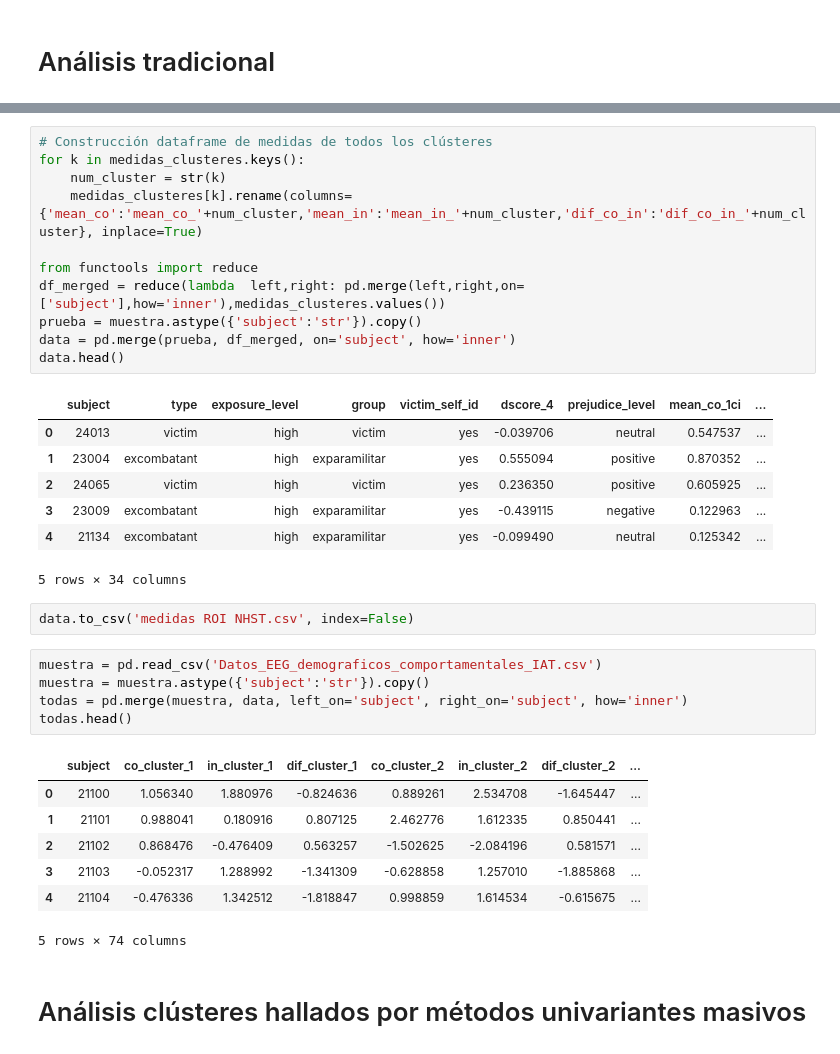
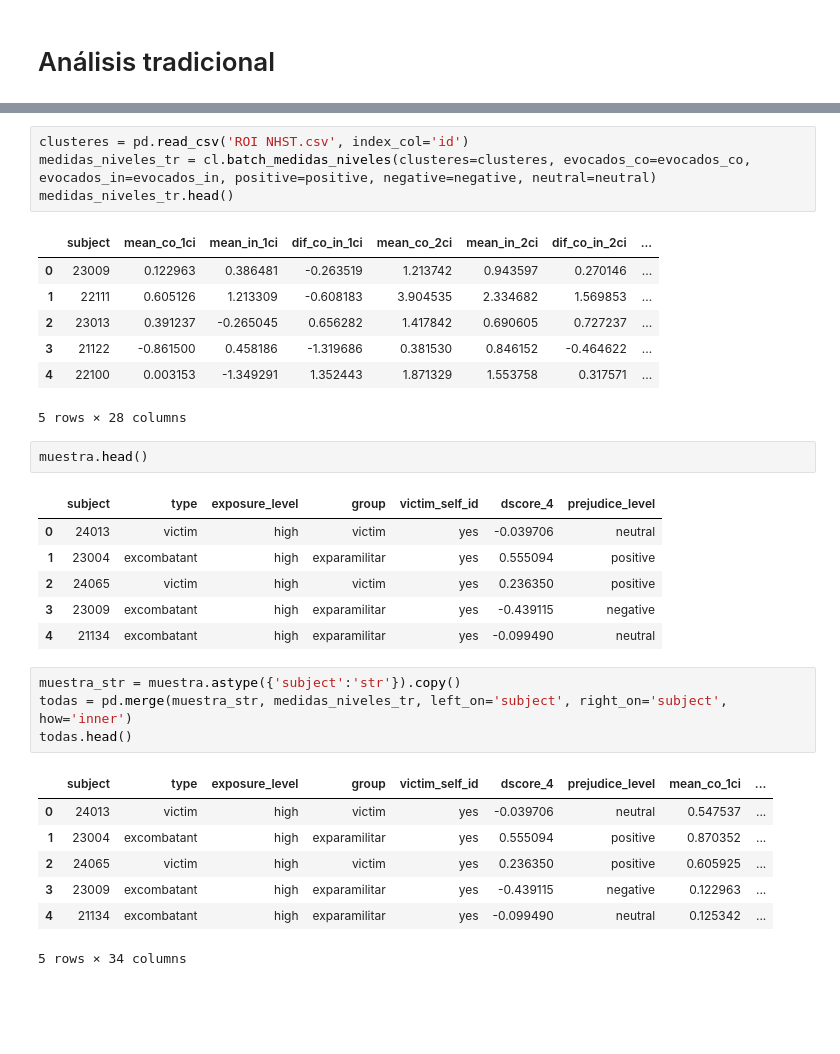
Before and after one commit to jhquiza/EEG_IAT, a Jupyter notebook: Medidas gráficas ROI.ipynb, the cells around one changed output, grey strips where cells are left out. Cells and saved outputs as stored; diff of their text form; blank space fills up the shorter version.

```diff
--- a/Medidas gráficas ROI.ipynb
+++ b/Medidas gráficas ROI.ipynb
@@ -283,36 +100,33 @@ for i in clusteres.index:
-# %%
-# Construcción dataframe de medidas de todos los clústeres
-for k in medidas_clusteres.keys():
-    num_cluster = str(k)
-    medidas_clusteres[k].rename(columns={'mean_co':'mean_co_'+num_cluster,'mean_in':'mean_in_'+num_cluster,'dif_co_in':'dif_co_in_'+num_cluster}, inplace=True)
-
-from functools import reduce
-df_merged = reduce(lambda  left,right: pd.merge(left,right,on=['subject'],how='inner'),medidas_clusteres.values())
-prueba = muestra.astype({'subject':'str'}).copy()
-data = pd.merge(prueba, df_merged, on='subject', how='inner')
-data.head()
-# %% [output]
-|  | subject | type | exposure_level | group | victim_self_id | dscore_4 | prejudice_level | mean_co_1ci | ... |
-| 0 | 24013 | victim | high | victim | yes | -0.039706 | neutral | 0.547537 | ... |
-| 1 | 23004 | excombatant | high | exparamilitar | yes | 0.555094 | positive | 0.870352 | ... |
-| 2 | 24065 | victim | high | victim | yes | 0.236350 | positive | 0.605925 | ... |
-| 3 | 23009 | excombatant | high | exparamilitar | yes | -0.439115 | negative | 0.122963 | ... |
-| 4 | 21134 | excombatant | high | exparamilitar | yes | -0.099490 | neutral | 0.125342 | ... |
-5 rows × 34 columns
-# %%
-data.to_csv('medidas ROI NHST.csv', index=False)
+# %%
+clusteres = pd.read_csv('ROI NHST.csv', index_col='id')
+medidas_niveles_tr = cl.batch_medidas_niveles(clusteres=clusteres, evocados_co=evocados_co, evocados_in=evocados_in, positive=positive, negative=negative, neutral=neutral)
+medidas_niveles_tr.head()
+# %% [output]
+|  | subject | mean_co_1ci | mean_in_1ci | dif_co_in_1ci | mean_co_2ci | mean_in_2ci | dif_co_in_2ci | ... |
+| 0 | 23009 | 0.122963 | 0.386481 | -0.263519 | 1.213742 | 0.943597 | 0.270146 | ... |
+| 1 | 22111 | 0.605126 | 1.213309 | -0.608183 | 3.904535 | 2.334682 | 1.569853 | ... |
+| 2 | 23013 | 0.391237 | -0.265045 | 0.656282 | 1.417842 | 0.690605 | 0.727237 | ... |
+| 3 | 21122 | -0.861500 | 0.458186 | -1.319686 | 0.381530 | 0.846152 | -0.464622 | ... |
+| 4 | 22100 | 0.003153 | -1.349291 | 1.352443 | 1.871329 | 1.553758 | 0.317571 | ... |
+5 rows × 28 columns
+# %%
+muestra.head()
+# %% [output]
+|  | subject | type | exposure_level | group | victim_self_id | dscore_4 | prejudice_level |
+| 0 | 24013 | victim | high | victim | yes | -0.039706 | neutral |
+| 1 | 23004 | excombatant | high | exparamilitar | yes | 0.555094 | positive |
+| 2 | 24065 | victim | high | victim | yes | 0.236350 | positive |
+| 3 | 23009 | excombatant | high | exparamilitar | yes | -0.439115 | negative |
+| 4 | 21134 | excombatant | high | exparamilitar | yes | -0.099490 | neutral |
 # %%
-muestra = pd.read_csv('Datos_EEG_demograficos_comportamentales_IAT.csv')
-muestra = muestra.astype({'subject':'str'}).copy()
-todas = pd.merge(muestra, data, left_on='subject', right_on='subject', how='inner')
+muestra_str = muestra.astype({'subject':'str'}).copy()
+todas = pd.merge(muestra_str, medidas_niveles_tr, left_on='subject', right_on='subject', how='inner')
 todas.head()
 # %% [output]
-|  | subject | co_cluster_1 | in_cluster_1 | dif_cluster_1 | co_cluster_2 | in_cluster_2 | dif_cluster_2 | ... |
-| 0 | 21100 | 1.056340 | 1.880976 | -0.824636 | 0.889261 | 2.534708 | -1.645447 | ... |
-| 1 | 21101 | 0.988041 | 0.180916 | 0.807125 | 2.462776 | 1.612335 | 0.850441 | ... |
-| 2 | 21102 | 0.868476 | -0.476409 | 0.563257 | -1.502625 | -2.084196 | 0.581571 | ... |
-| 3 | 21103 | -0.052317 | 1.288992 | -1.341309 | -0.628858 | 1.257010 | -1.885868 | ... |
-| 4 | 21104 | -0.476336 | 1.342512 | -1.818847 | 0.998859 | 1.614534 | -0.615675 | ... |
+|  | subject | type | exposure_level | group | victim_self_id | dscore_4 | prejudice_level | mean_co_1ci | ... |
+| 0 | 24013 | victim | high | victim | yes | -0.039706 | neutral | 0.547537 | ... |
+| 1 | 23004 | excombatant | high | exparamilitar | yes | 0.555094 | positive | 0.870352 | ... |
+| 2 | 24065 | victim | high | victim | yes | 0.236350 | positive | 0.605925 | ... |
+| 3 | 23009 | excombatant | high | exparamilitar | yes | -0.439115 | negative | 0.122963 | ... |
+| 4 | 21134 | excombatant | high | exparamilitar | yes | -0.099490 | neutral | 0.125342 | ... |
-5 rows × 74 columns
+5 rows × 34 columns
-# %% [markdown]
-# Análisis clústeres hallados por métodos univariantes masivos
```
Also changed, not shown: parts of 41 cells of this notebook.
